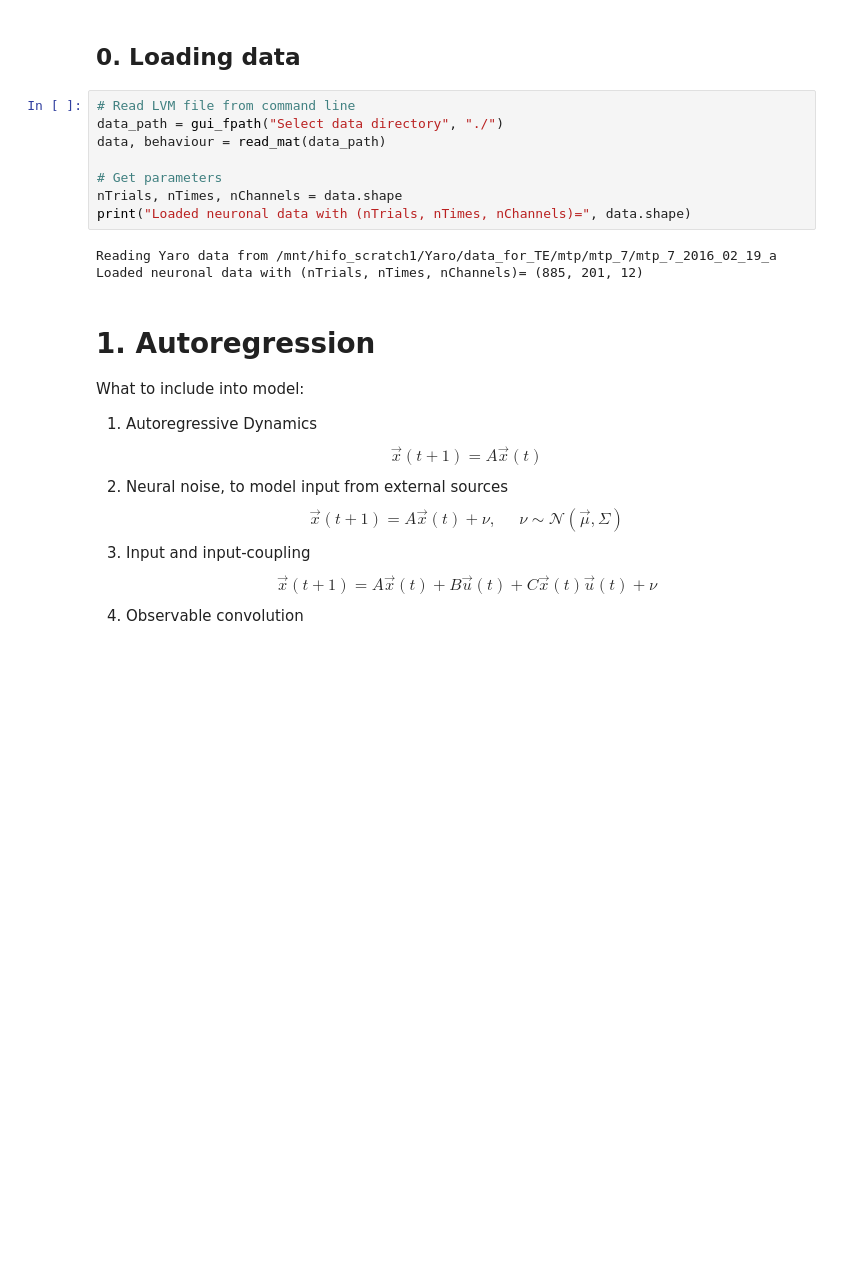
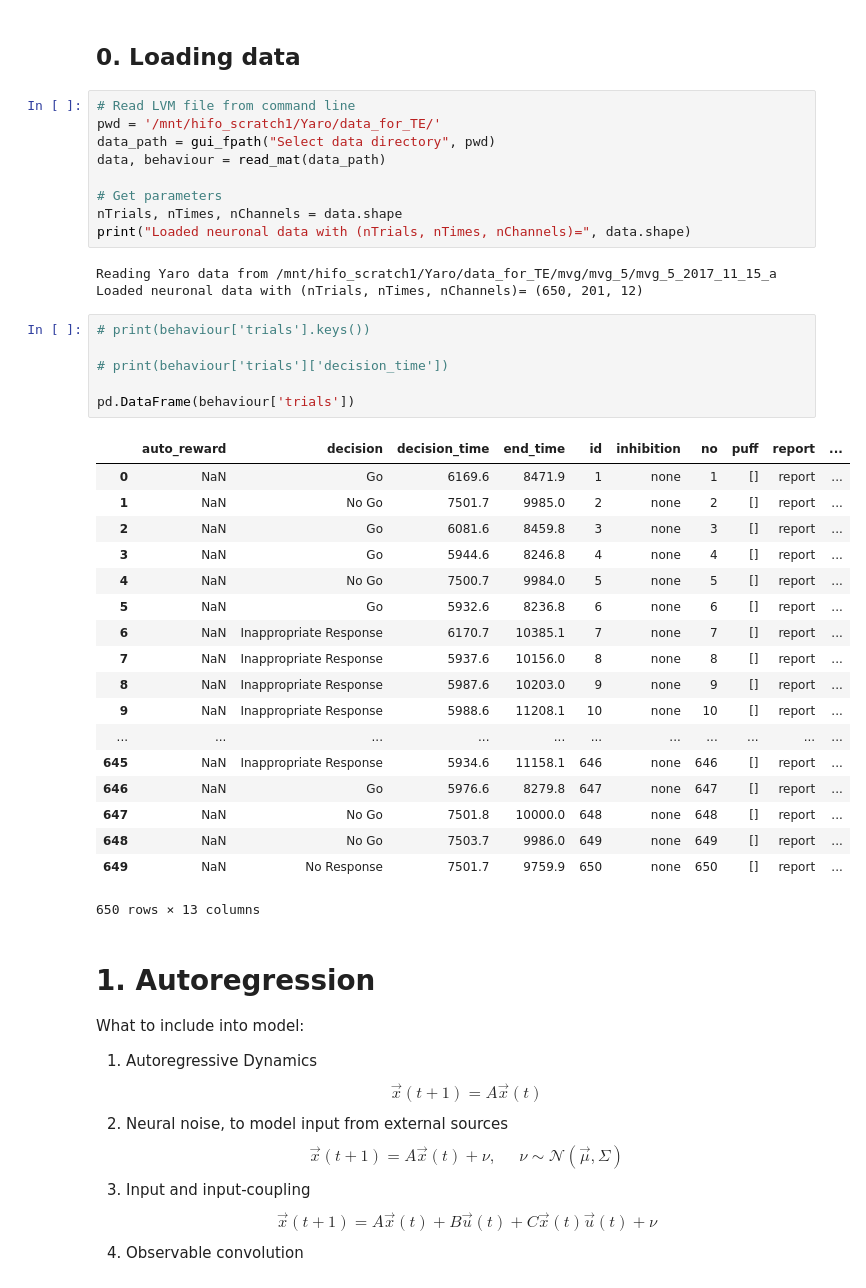
Before and after one commit to aleksejs-fomins/nest-mesoscopic-metric-test, a Jupyter notebook: codes/analysis_model_based/autoregression.ipynb, the cells around one changed output. Drawn from its saved outputs; the diff is of its cells as text; blank space fills up the shorter version.

Commit message:
reading behaviour from .mat

```diff
--- a/codes/analysis_model_based/autoregression.ipynb
+++ b/codes/analysis_model_based/autoregression.ipynb
@@ -29,15 +30,41 @@ Appended library directory /media/aleksejs/DataHDD/work/codes/theoretical-models
 ## 0. Loading data
 # %%
 # Read LVM file from command line
-data_path = gui_fpath("Select data directory", "./")
+pwd = '/mnt/hifo_scratch1/Yaro/data_for_TE/'
+data_path = gui_fpath("Select data directory", pwd)
 data, behaviour = read_mat(data_path)
 
 # Get parameters
 nTrials, nTimes, nChannels = data.shape
 print("Loaded neuronal data with (nTrials, nTimes, nChannels)=", data.shape)
 # %% [output]
-Reading Yaro data from /mnt/hifo_scratch1/Yaro/data_for_TE/mtp/mtp_7/mtp_7_2016_02_19_a
-Loaded neuronal data with (nTrials, nTimes, nChannels)= (885, 201, 12)
+Reading Yaro data from /mnt/hifo_scratch1/Yaro/data_for_TE/mvg/mvg_5/mvg_5_2017_11_15_a
+Loaded neuronal data with (nTrials, nTimes, nChannels)= (650, 201, 12)
+# %%
+# print(behaviour['trials'].keys())
+
+# print(behaviour['trials']['decision_time'])
+
+pd.DataFrame(behaviour['trials'])
+# %% [output]
+|  | auto_reward | decision | decision_time | end_time | id | inhibition | no | puff | report | ... |
+| 0 | NaN | Go | 6169.6 | 8471.9 | 1 | none | 1 | [] | report | ... |
+| 1 | NaN | No Go | 7501.7 | 9985.0 | 2 | none | 2 | [] | report | ... |
+| 2 | NaN | Go | 6081.6 | 8459.8 | 3 | none | 3 | [] | report | ... |
+| 3 | NaN | Go | 5944.6 | 8246.8 | 4 | none | 4 | [] | report | ... |
+| 4 | NaN | No Go | 7500.7 | 9984.0 | 5 | none | 5 | [] | report | ... |
+| 5 | NaN | Go | 5932.6 | 8236.8 | 6 | none | 6 | [] | report | ... |
+| 6 | NaN | Inappropriate Response | 6170.7 | 10385.1 | 7 | none | 7 | [] | report | ... |
+| 7 | NaN | Inappropriate Response | 5937.6 | 10156.0 | 8 | none | 8 | [] | report | ... |
+| 8 | NaN | Inappropriate Response | 5987.6 | 10203.0 | 9 | none | 9 | [] | report | ... |
+| 9 | NaN | Inappropriate Response | 5988.6 | 11208.1 | 10 | none | 10 | [] | report | ... |
+| ... | ... | ... | ... | ... | ... | ... | ... | ... | ... | ... |
+| 645 | NaN | Inappropriate Response | 5934.6 | 11158.1 | 646 | none | 646 | [] | report | ... |
+| 646 | NaN | Go | 5976.6 | 8279.8 | 647 | none | 647 | [] | report | ... |
+| 647 | NaN | No Go | 7501.8 | 10000.0 | 648 | none | 648 | [] | report | ... |
+| 648 | NaN | No Go | 7503.7 | 9986.0 | 649 | none | 649 | [] | report | ... |
+| 649 | NaN | No Response | 7501.7 | 9759.9 | 650 | none | 650 | [] | report | ... |
+650 rows × 13 columns
 # %% [markdown]
 # 1. Autoregression
 
```
Also changed, not shown: parts of 7 cells of this notebook, 1 other file.
